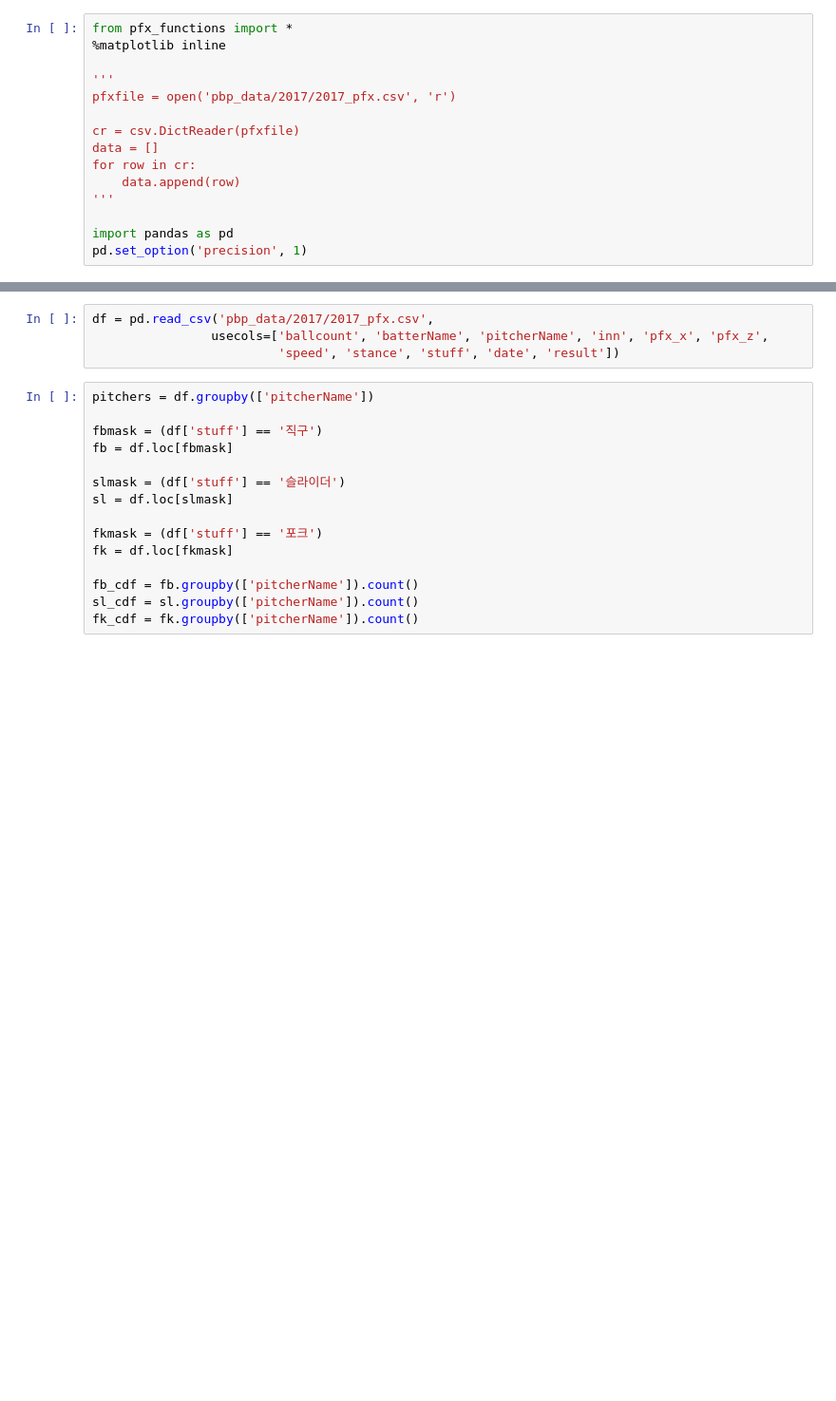
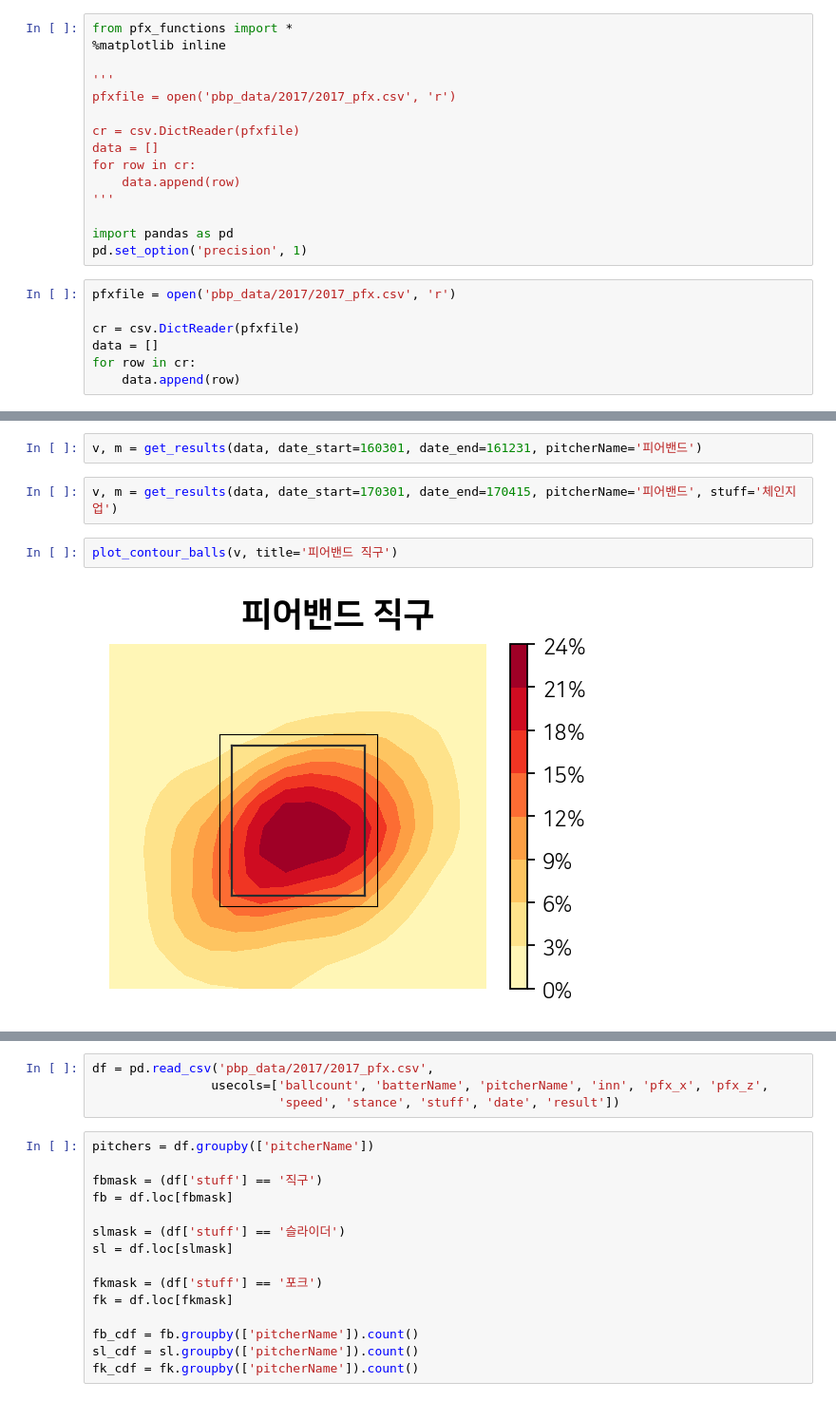
Before and after one commit to kparkk2/KBO_pbp_text_crawler, a Jupyter notebook: pfx_plot.ipynb, the cells around one changed output, grey strips where cells are left out. Shown at 95% size. Saved outputs shown, nothing was run; the diff lists cells and outputs as text; blank space fills up the shorter version.

```diff
--- a/pfx_plot.ipynb
+++ b/pfx_plot.ipynb
@@ -13,3 +13,10 @@ for row in cr:
 
 import pandas as pd
 pd.set_option('precision', 1)
+# %%
+pfxfile = open('pbp_data/2017/2017_pfx.csv', 'r')
+
+cr = csv.DictReader(pfxfile)
+data = []
+for row in cr:
+    data.append(row)
@@ -15,0 +32,8 @@ pd.set_option('precision', 1)
+# %%
+v, m = get_results(data, date_start=160301, date_end=161231, pitcherName='피어밴드')
+# %%
+v, m = get_results(data, date_start=170301, date_end=170415, pitcherName='피어밴드', stuff='체인지업')
+# %%
+plot_contour_balls(v, title='피어밴드 직구')
+# %% [output]
+[figure, added]
```
Also changed, not shown: parts of 5 cells of this notebook, 2 other files.
